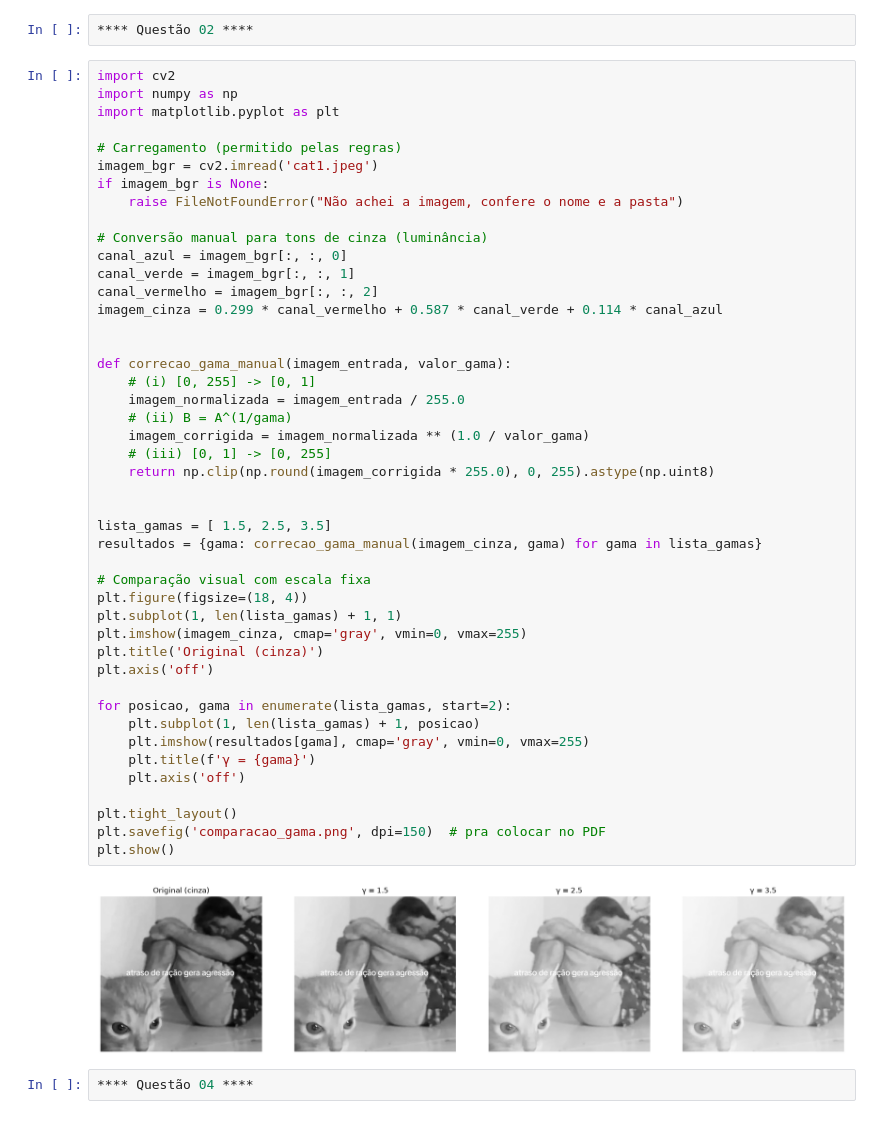
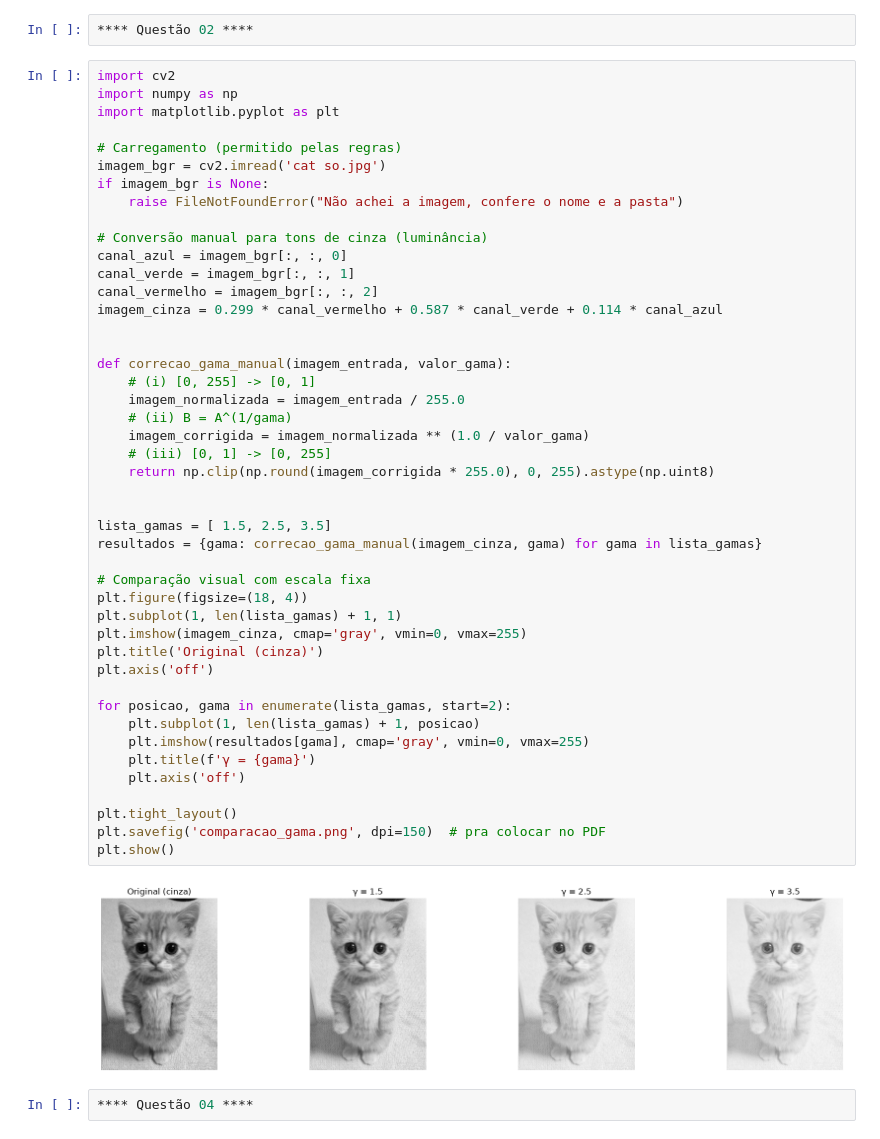
Before and after one commit to Antoniomla/processamento-de-imagens, a Jupyter notebook: Processsamento de Imagens- Trabalho 01.ipynb, the cells around one changed output. Drawn from its saved outputs; the diff is of its cells as text.

```diff
--- a/Processsamento de Imagens- Trabalho 01.ipynb
+++ b/Processsamento de Imagens- Trabalho 01.ipynb
@@ -6,7 +6,7 @@ import numpy as np
 import matplotlib.pyplot as plt
 
 # Carregamento (permitido pelas regras)
-imagem_bgr = cv2.imread('cat1.jpeg')
+imagem_bgr = cv2.imread('cat so.jpg')
 if imagem_bgr is None:
     raise FileNotFoundError("Não achei a imagem, confere o nome e a pasta")
 
@@ -19,34 +19,34 @@ imagem_cinza = 0.299 * canal_vermelho + 0.587 * canal_verde + 0.114 * canal_azul
 
 def correcao_gama_manual(imagem_entrada, valor_gama):
     # (i) [0, 255] -> [0, 1]
     imagem_normalizada = imagem_entrada / 255.0
     # (ii) B = A^(1/gama)
     imagem_corrigida = imagem_normalizada ** (1.0 / valor_gama)
     # (iii) [0, 1] -> [0, 255]
     return np.clip(np.round(imagem_corrigida * 255.0), 0, 255).astype(np.uint8)
 
 
 lista_gamas = [ 1.5, 2.5, 3.5]
 resultados = {gama: correcao_gama_manual(imagem_cinza, gama) for gama in lista_gamas}
 
 # Comparação visual com escala fixa
 plt.figure(figsize=(18, 4))
 plt.subplot(1, len(lista_gamas) + 1, 1)
 plt.imshow(imagem_cinza, cmap='gray', vmin=0, vmax=255)
 plt.title('Original (cinza)')
 plt.axis('off')
 
 for posicao, gama in enumerate(lista_gamas, start=2):
     plt.subplot(1, len(lista_gamas) + 1, posicao)
     plt.imshow(resultados[gama], cmap='gray', vmin=0, vmax=255)
     plt.title(f'γ = {gama}')
     plt.axis('off')
 
 plt.tight_layout()
 plt.savefig('comparacao_gama.png', dpi=150)  # pra colocar no PDF
 plt.show()
 # %% [output]
-[figure, old version]
+[figure, new version]
 # %%
 **** Questão 04 ****
 # %%
```
Also changed, not shown: parts of 2 cells of this notebook, 2 other files.
